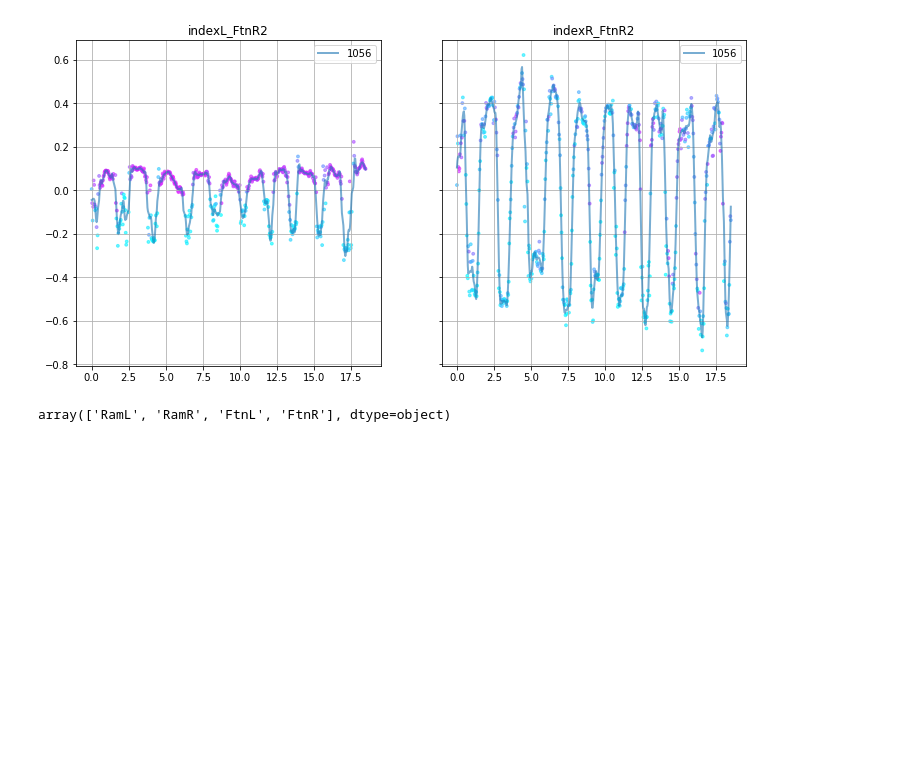
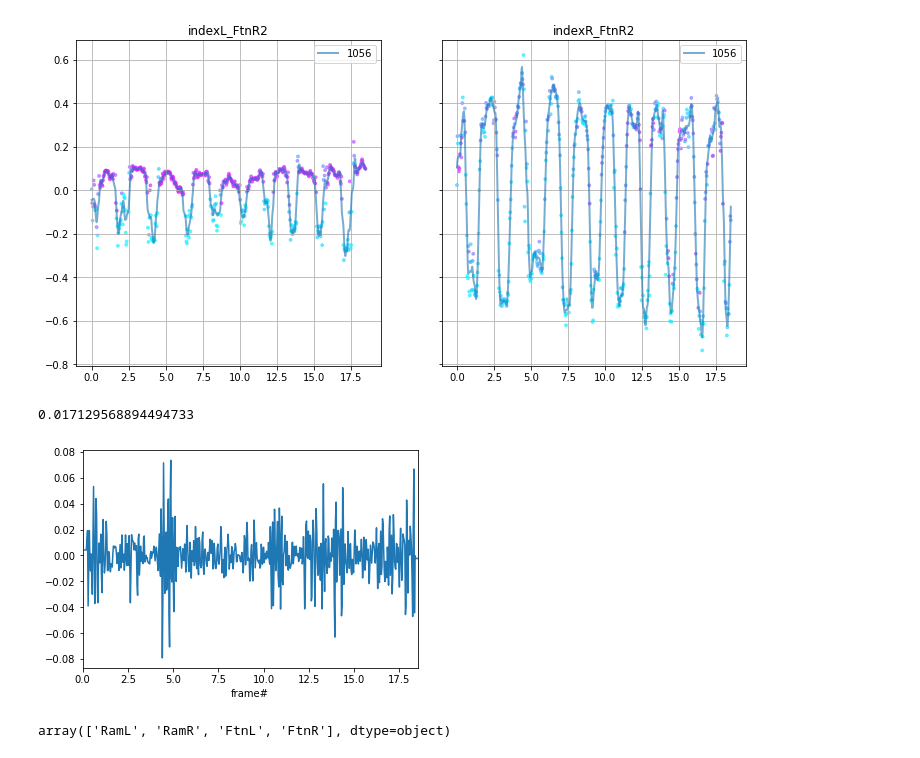
Before and after one commit to Luke3D/PD_PoseEstimation, a Jupyter notebook: Code/Pose_analysis_FTN.ipynb, the cells around one changed output. Saved outputs shown, nothing was run; the diff lists cells and outputs as text; code cells hidden in the pictures; blank space fills up the shorter version.

```diff
--- a/Code/Pose_analysis_FTN.ipynb
+++ b/Code/Pose_analysis_FTN.ipynb
@@ -136,6 +155,15 @@ plot_joint_trajectory(df, subjs=['1056'], cycle=2, joint='index', colormap=True,
 indexL_ median confidence: 0.752189
 indexR_ median confidence: 0.231019
 [figure]
+# %%
+x = dist_from_ref(df, subj='1056',cycle=2)
+jerk = x.diff().diff().diff();
+jerk.plot()
+jerk_RMS = np.sqrt((jerk**2).sum() / len(jerk))
+print(jerk_RMS)
+# %% [output]
+0.017129568894494733
+[figure, added]
 # %%
 df.query('SubjID==1054').Task.unique()
 # %% [output]
```
Also changed, not shown: parts of 13 cells of this notebook, 1 other file.
